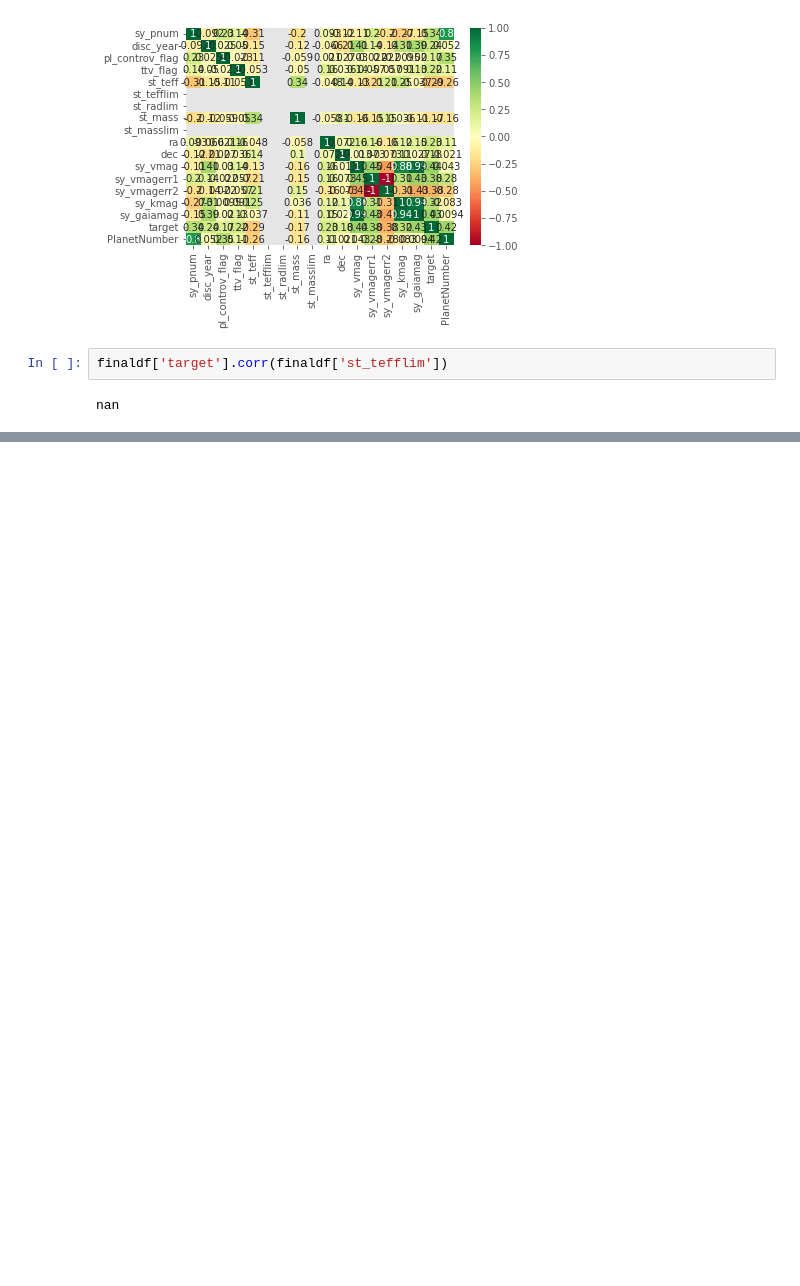
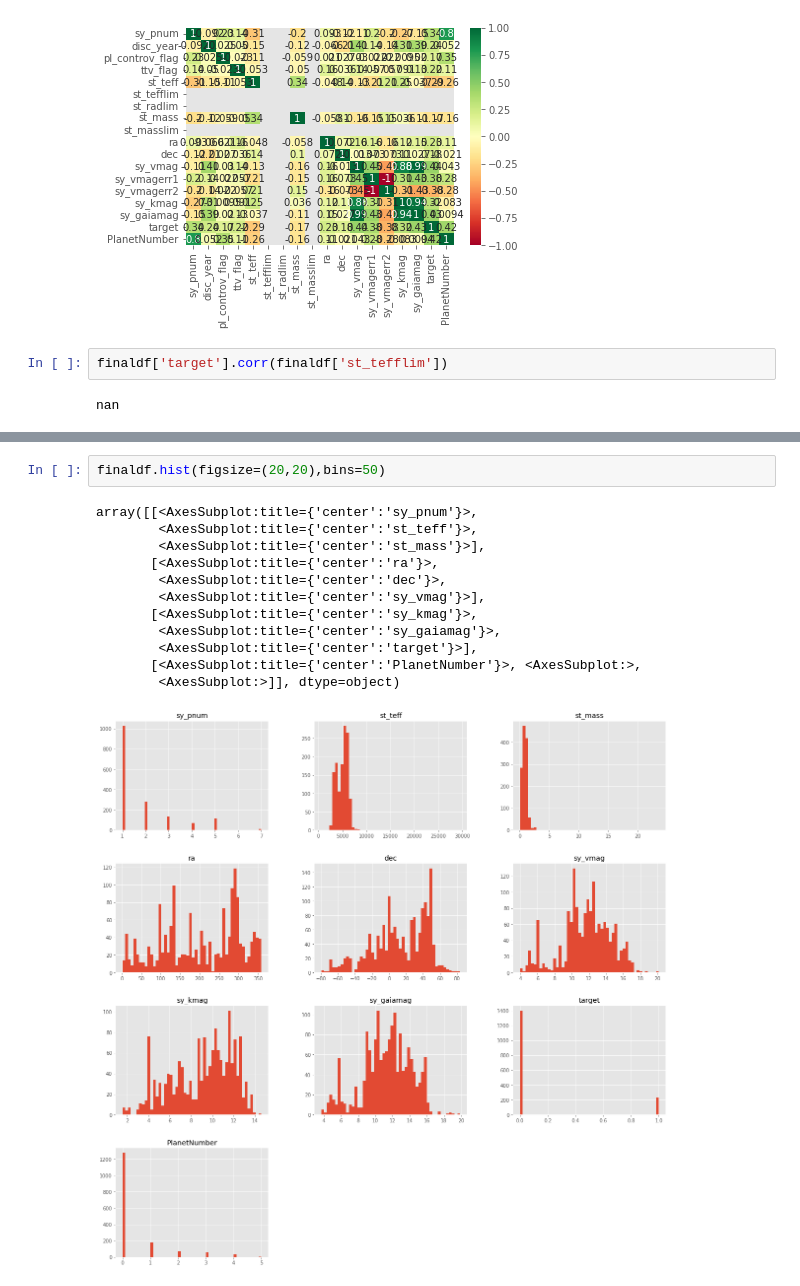
Before and after one commit to Sarthakpurii/ExoRealm, a Jupyter notebook: ML Model/main.ipynb, the cells around one changed output, grey strips where cells are left out. Drawn from its saved outputs; the diff is of its cells as text; blank space fills up the shorter version.

```diff
--- a/ML Model/main.ipynb
+++ b/ML Model/main.ipynb
@@ -394,0 +480,15 @@ SyntaxError: invalid syntax (Temp/ipykernel_6860/4046241351.py, line 1)
+# %%
+finaldf.hist(figsize=(20,20),bins=50)
+# %% [output]
+array([[<AxesSubplot:title={'center':'sy_pnum'}>,
+        <AxesSubplot:title={'center':'st_teff'}>,
+        <AxesSubplot:title={'center':'st_mass'}>],
+       [<AxesSubplot:title={'center':'ra'}>,
+        <AxesSubplot:title={'center':'dec'}>,
+        <AxesSubplot:title={'center':'sy_vmag'}>],
+       [<AxesSubplot:title={'center':'sy_kmag'}>,
+        <AxesSubplot:title={'center':'sy_gaiamag'}>,
+        <AxesSubplot:title={'center':'target'}>],
+       [<AxesSubplot:title={'center':'PlanetNumber'}>, <AxesSubplot:>,
+        <AxesSubplot:>]], dtype=object)
+[figure, added]
```
Also changed, not shown: parts of 38 cells of this notebook.
